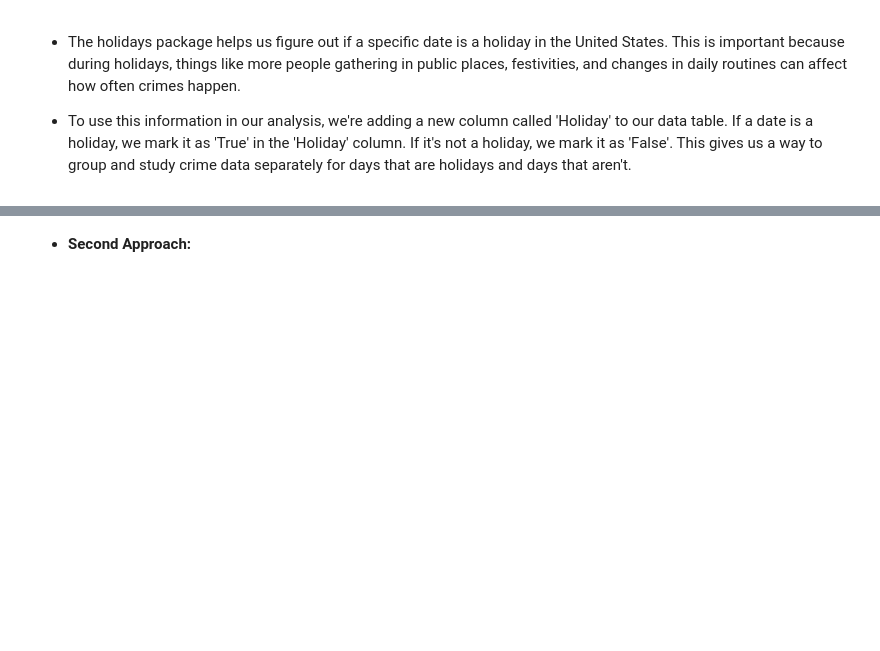
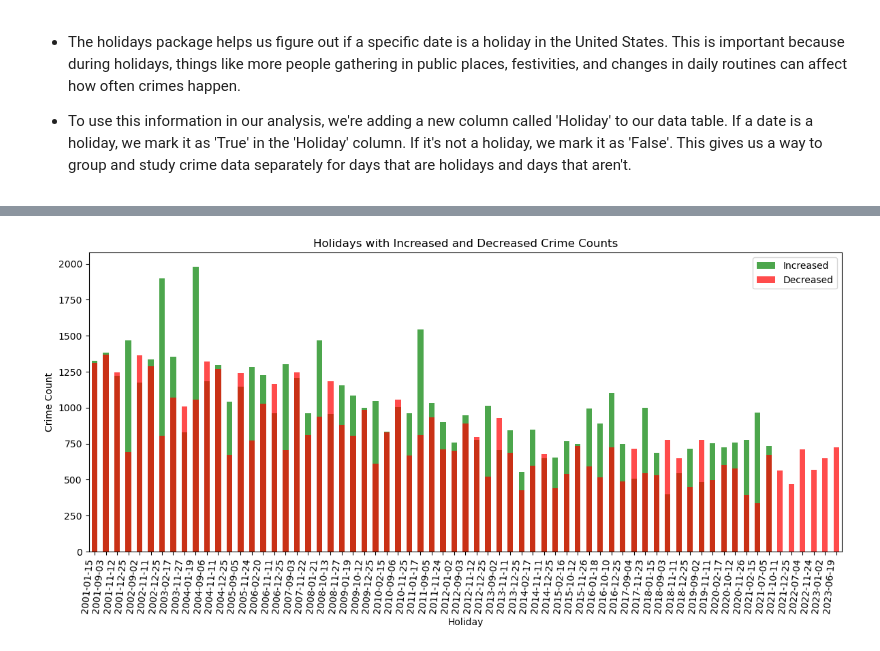
Before and after one commit to Soichiro-Gardinner/Project_4--pt1-, a Jupyter notebook: Part_1.ipynb, the cells around one changed output, grey strips where cells are left out. Cells and saved outputs as stored; diff of their text form; code cells hidden in the pictures; blank space fills up the shorter version.

```diff
--- a/Part_1.ipynb
+++ b/Part_1.ipynb
@@ -272,29 +347,22 @@ print(decreased_crime_holidays)
 # %%
 # Check if the DataFrames are not empty before plotting
 if not increased_crime_holidays.empty or not decreased_crime_holidays.empty:
     plt.figure(figsize=(12, 6))
 
     if not increased_crime_holidays.empty:
-        ax1 = increased_crime_holidays[::2].plot(kind='bar', color='g', alpha=0.7, label='Increased')
+        increased_crime_holidays[::2].plot(kind='bar', color='g', alpha=0.7, label='Increased')
 
     if not decreased_crime_holidays.empty:
-        ax2 = decreased_crime_holidays[::2].plot(kind='bar', color='r', alpha=0.7, label='Decreased')
+        decreased_crime_holidays[::2].plot(kind='bar', color='r', alpha=0.7, label='Decreased')
 
     plt.xlabel('Holiday')
     plt.ylabel('Crime Count')
     plt.title('Holidays with Increased and Decreased Crime Counts')
     plt.legend()
-
-    # Get the holiday names for the x-axis labels
-    x_labels = df.index.tolist()
-
-    # Set the x-axis tick positions and labels
-    tick_positions = range(0, len(x_labels), 2)
-    plt.xticks(tick_positions, [x_labels[i] for i in tick_positions], rotation=45, ha='right')
-
+    plt.xticks(rotation=85, ha='right')
     plt.tight_layout()
     plt.show()
 else:
     print("No data to plot for increased and decreased crime holidays.")
+# %% [output]
+[figure, added]
-# %% [markdown]
-- **Second Approach:**
```
Also changed, not shown: parts of 17 cells of this notebook.
